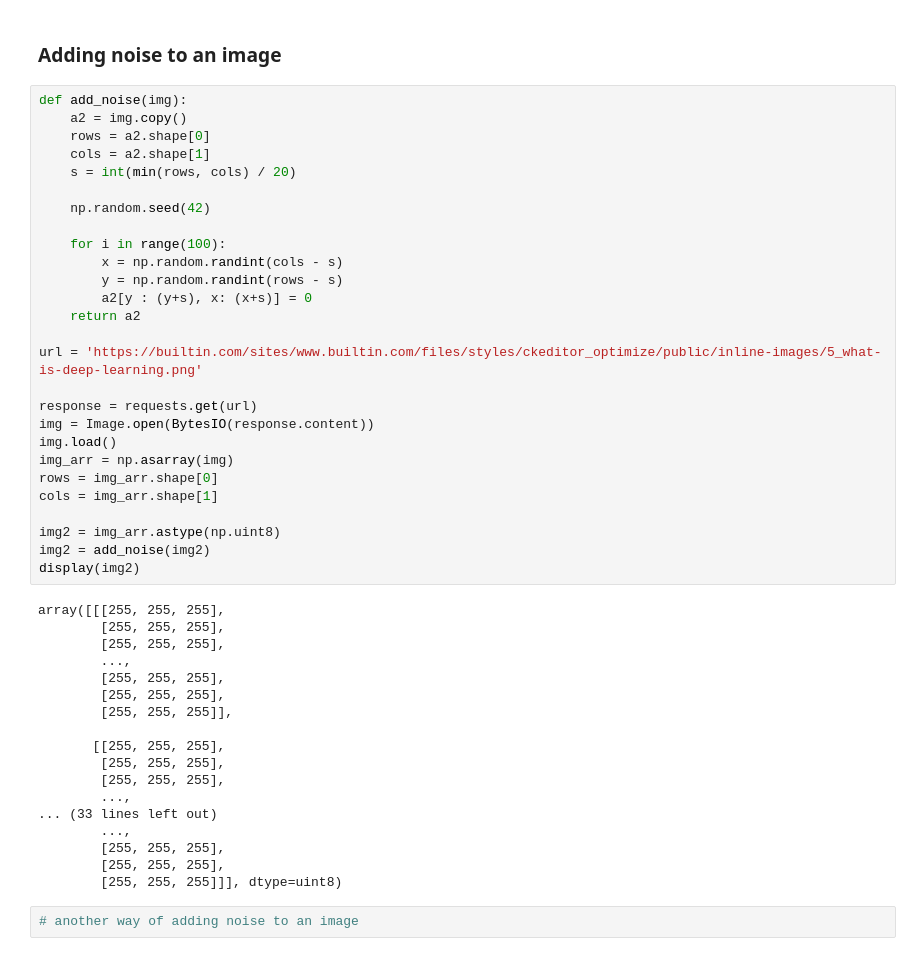
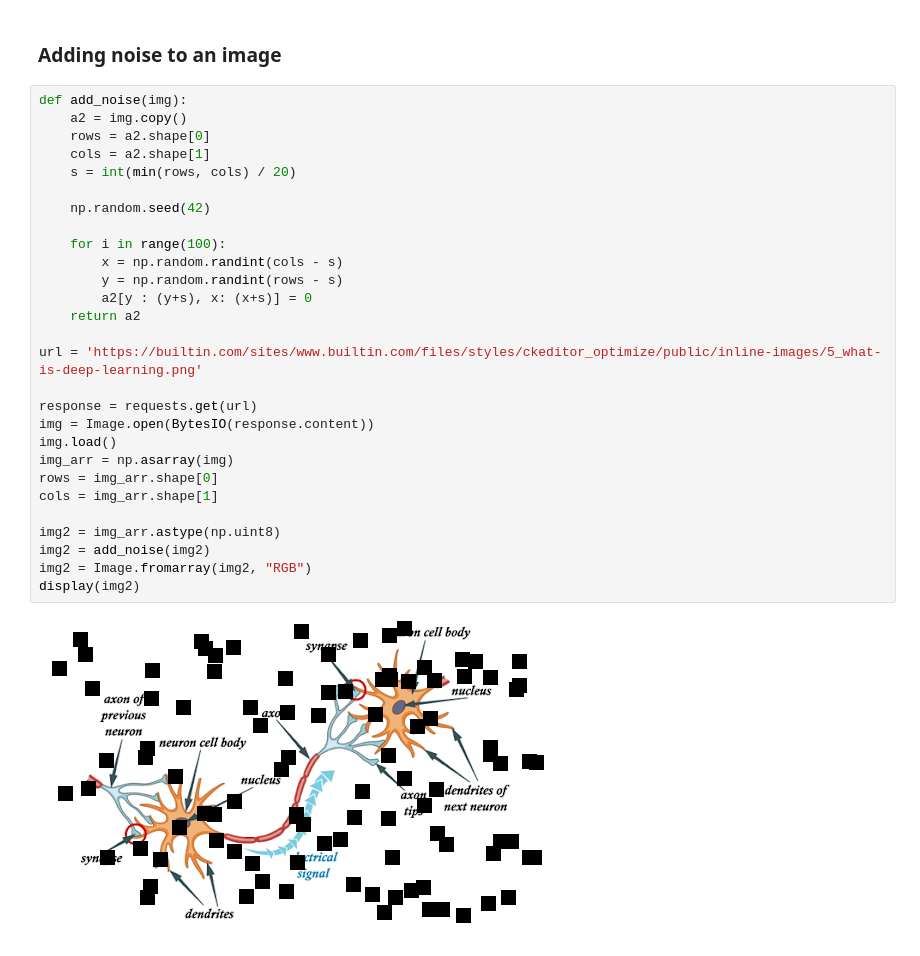
Before and after one commit to rishi-wqd190004/t81_588_course, a Jupyter notebook: practice_src/cnn_img_5.ipynb, the cells around one changed output. Cells and saved outputs as stored; diff of their text form.

```diff
--- a/practice_src/cnn_img_5.ipynb
+++ b/practice_src/cnn_img_5.ipynb
@@ -90,47 +90,30 @@ Original Images:
 # %%
 def add_noise(img):
     a2 = img.copy()
     rows = a2.shape[0]
     cols = a2.shape[1]
     s = int(min(rows, cols) / 20)
 
     np.random.seed(42)
 
     for i in range(100):
         x = np.random.randint(cols - s)
         y = np.random.randint(rows - s)
         a2[y : (y+s), x: (x+s)] = 0
     return a2
 
 url = 'https://builtin.com/sites/www.builtin.com/files/styles/ckeditor_optimize/public/inline-images/5_what-is-deep-learning.png'
 
 response = requests.get(url)
 img = Image.open(BytesIO(response.content))
 img.load()
 img_arr = np.asarray(img)
 rows = img_arr.shape[0]
 cols = img_arr.shape[1]
 
 img2 = img_arr.astype(np.uint8)
 img2 = add_noise(img2)
+img2 = Image.fromarray(img2, "RGB")
 display(img2)
 # %% [output]
-array([[[255, 255, 255],
-        [255, 255, 255],
-        [255, 255, 255],
-        ...,
-        [255, 255, 255],
-        [255, 255, 255],
-        [255, 255, 255]],
-
-       [[255, 255, 255],
-        [255, 255, 255],
-        [255, 255, 255],
-        ...,
-... (33 lines left out)
-        ...,
-        [255, 255, 255],
-        [255, 255, 255],
-        [255, 255, 255]]], dtype=uint8)
+[figure, added]
-# %%
-# another way of adding noise to an image
```
Also changed, not shown: parts of 3 cells of this notebook, 1 other file.
